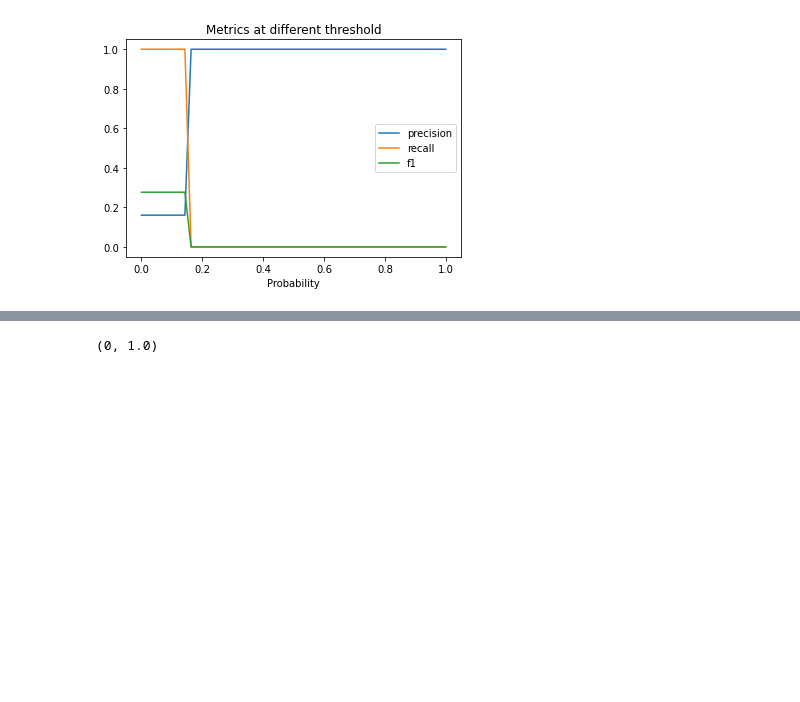
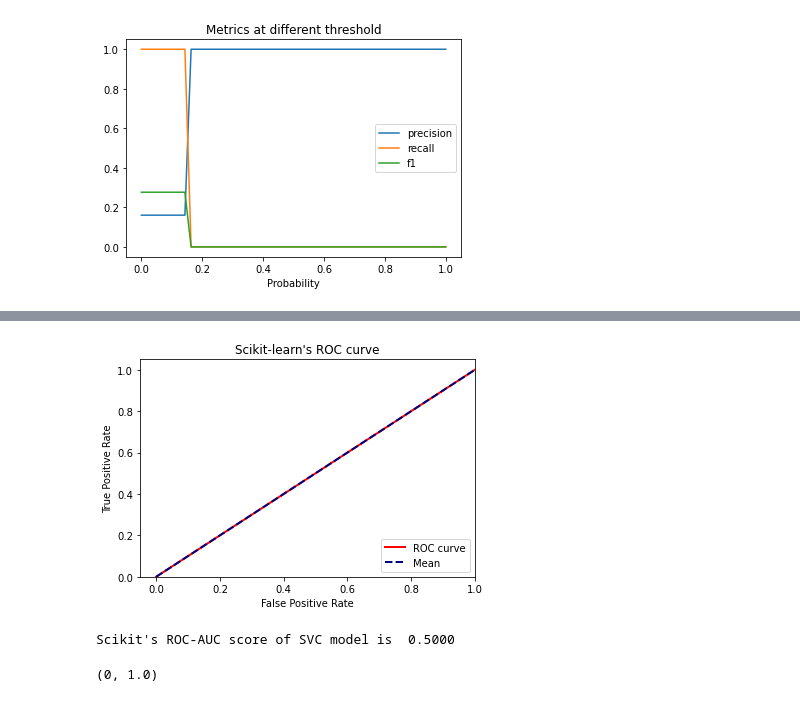
Before and after one commit to shaisid01/Data-Science, a Jupyter notebook: CapstoneProjects/Capstone 2/Notebooks/05_modeling.ipynb, the cells around one changed output, grey strips where cells are left out. Cells and saved outputs as stored; diff of their text form; code cells hidden in the pictures; blank space fills up the shorter version.

```diff
--- a/CapstoneProjects/Capstone 2/Notebooks/05_modeling.ipynb
+++ b/CapstoneProjects/Capstone 2/Notebooks/05_modeling.ipynb
@@ -226,3 +231,26 @@ p, r, f = threshhold_and_plot(y_test,test_pred[:,1])
+# %%
+# ref: https://colab.research.google.com/github/goswami-rahul/machine-learning/blob/master/UnderstandingMetrics.ipynb#scrollTo=Igzm5LZDzsNZ
+
+FPRs, TPRs, _ = metrics.roc_curve(y_test, test_pred[:,1])
+
+# Plot the ROC curve
+plt.plot(FPRs, TPRs, color='red',
+         lw=2, label='ROC curve')
+plt.plot([0, 1], [0, 1], color='navy', lw=2, linestyle='--', label="Mean")
+plt.xlim([-0.05, 1.0])
+plt.ylim([0.0, 1.05])
+plt.xlabel('False Positive Rate')
+plt.ylabel('True Positive Rate')
+plt.title("Scikit-learn's ROC curve")
+plt.legend(loc="lower right")
+plt.show()
+# %% [output]
+[figure, added]
+# %%
+auc_score = metrics.roc_auc_score(y_test, test_pred[:,1])
+print(f"Scikit's ROC-AUC score of SVC model is {auc_score: .4f}")
+# %% [output]
+Scikit's ROC-AUC score of SVC model is  0.5000
 # %%
 max_thresh(r)
 # %% [output]
```
Also changed, not shown: parts of 19 cells of this notebook.
